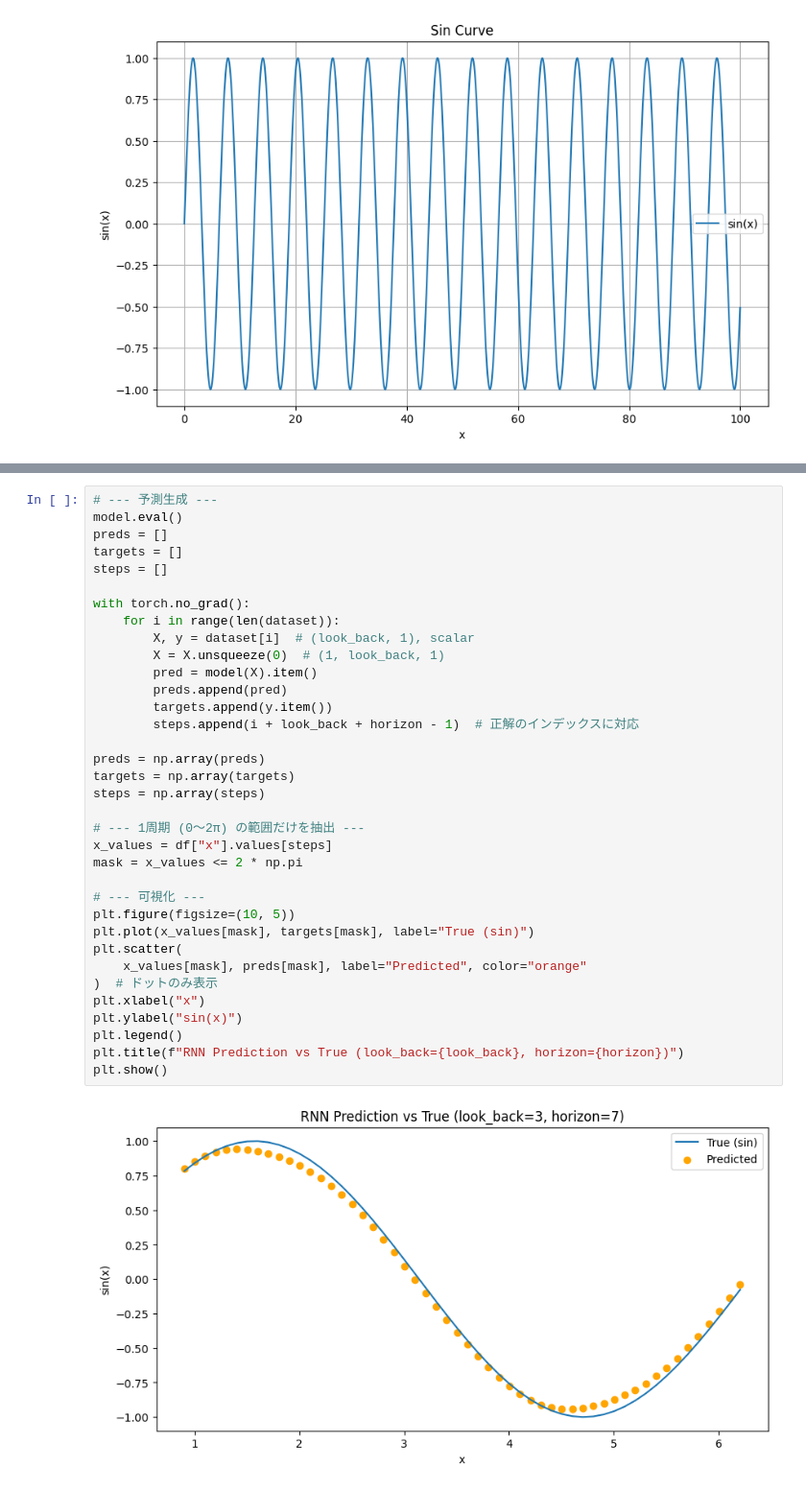
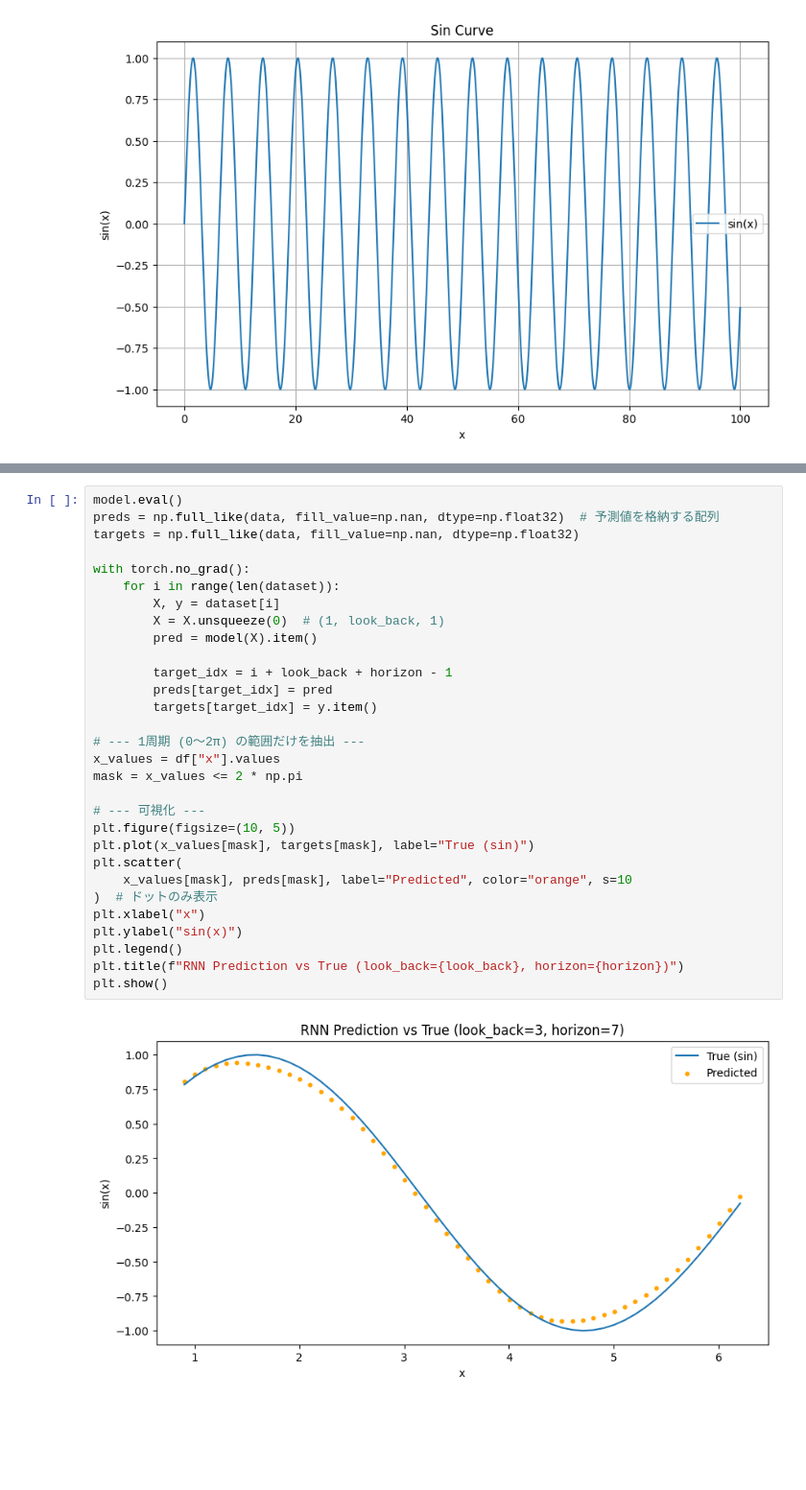
Before and after one commit to University-Laboratory/rnn-pann, a Jupyter notebook: notebooks/rnn-sample.ipynb, the cells around one changed output, grey strips where cells are left out. Shown at 96% size. Drawn from its saved outputs; the diff is of its cells as text; blank space fills up the shorter version.

```diff
--- a/notebooks/rnn-sample.ipynb
+++ b/notebooks/rnn-sample.ipynb
@@ -119,37 +119,32 @@ Epoch 20, Loss: 0.000447
 # %%
-# --- 予測生成 ---
 model.eval()
-preds = []
-targets = []
-steps = []
+preds = np.full_like(data, fill_value=np.nan, dtype=np.float32)  # 予測値を格納する配列
+targets = np.full_like(data, fill_value=np.nan, dtype=np.float32)
 
 with torch.no_grad():
     for i in range(len(dataset)):
-        X, y = dataset[i]  # (look_back, 1), scalar
+        X, y = dataset[i]
         X = X.unsqueeze(0)  # (1, look_back, 1)
         pred = model(X).item()
-        preds.append(pred)
-        targets.append(y.item())
-        steps.append(i + look_back + horizon - 1)  # 正解のインデックスに対応
 
-preds = np.array(preds)
-targets = np.array(targets)
-steps = np.array(steps)
+        target_idx = i + look_back + horizon - 1
+        preds[target_idx] = pred
+        targets[target_idx] = y.item()
 
 # --- 1周期 (0〜2π) の範囲だけを抽出 ---
-x_values = df["x"].values[steps]
+x_values = df["x"].values
 mask = x_values <= 2 * np.pi
 
 # --- 可視化 ---
 plt.figure(figsize=(10, 5))
 plt.plot(x_values[mask], targets[mask], label="True (sin)")
 plt.scatter(
-    x_values[mask], preds[mask], label="Predicted", color="orange"
+    x_values[mask], preds[mask], label="Predicted", color="orange", s=10
 )  # ドットのみ表示
 plt.xlabel("x")
 plt.ylabel("sin(x)")
 plt.legend()
 plt.title(f"RNN Prediction vs True (look_back={look_back}, horizon={horizon})")
 plt.show()
 # %% [output]
-[figure, old version]
+[figure, new version]
```
Also changed, not shown: parts of 1 cell of this notebook.
